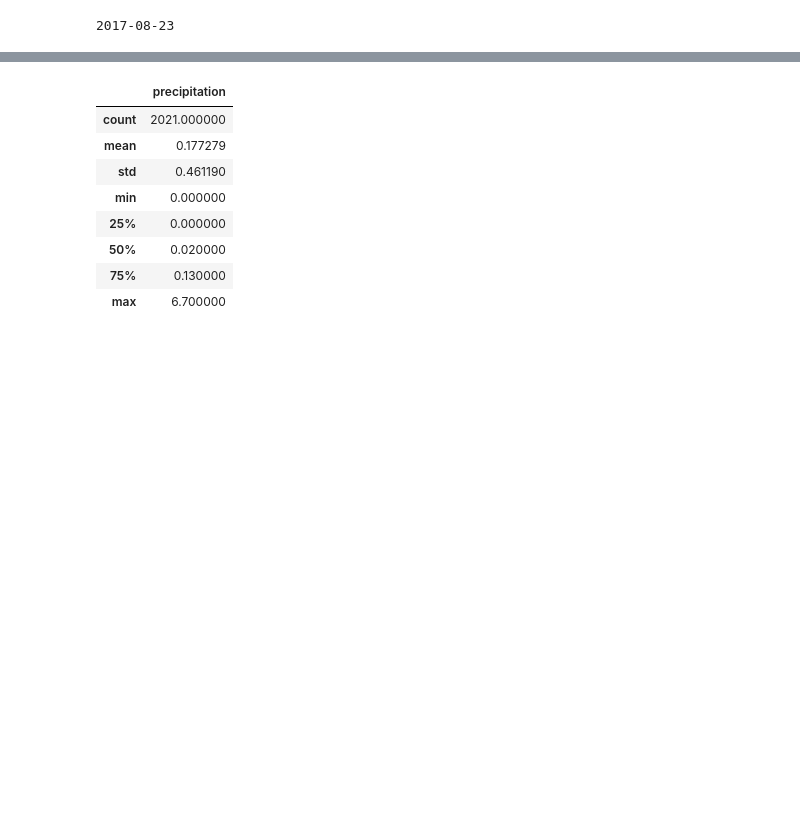
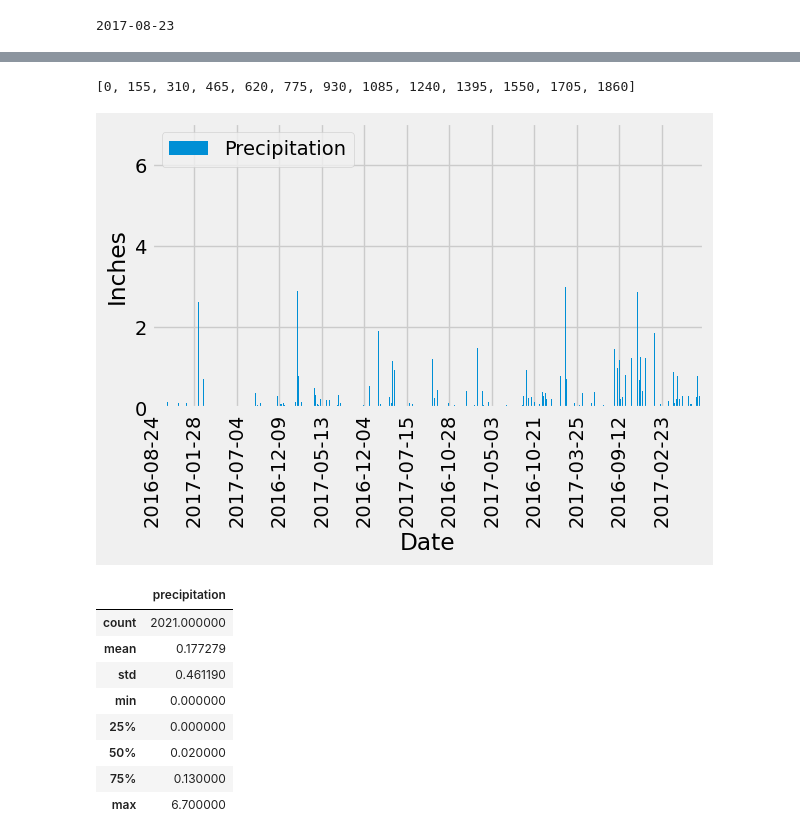
Before and after one commit to linderkm/sqlalchemy-challenge, a Jupyter notebook: SurfsUp/climate_starter.ipynb, the cells around one changed output, grey strips where cells are left out. Cells and saved outputs as stored; diff of their text form; code cells hidden in the pictures; blank space fills up the shorter version.

Commit message:
adding janky plot

```diff
--- a/SurfsUp/climate_starter.ipynb
+++ b/SurfsUp/climate_starter.ipynb
@@ -87,10 +87,11 @@ latestDateMinusOneYear = latestDateObj - timedelta(days=365)
 data = session.query(measurements.date,measurements.prcp).filter(measurements.date >= latestDateMinusOneYear).all()
 
 # Save the query results as a Pandas DataFrame. Explicitly set the column names
-prcp_df = pd.DataFrame(data, columns=['Date','Precipitation'])
-prcp_df.set_index('Date',inplace=True)
+prcp_df = pd.DataFrame(data, columns=['Date','Precipitation']).dropna()
 
 # Sort the dataframe by date
+prcp_df.sort_values(by = 'Date')
 
+#all_dates = prcp_df['Date'].to_list()
 
-# Use Pandas Plotting with Matplotlib to plot the data
+prcp_df.set_index('Date',inplace=True)
@@ -106,0 +98,2 @@ prcp_df.head()
+# %%
+all_dates = (prcp_df.index).to_list()
@@ -107,3 +120,21 @@ prcp_df.head()
+# %%
+x_tickVal = [d for n, d in enumerate(all_dates) if n%155==0]
+x_locVal = [n for n, d in enumerate(all_dates) if n%155==0]
+# %%
+print(x_locVal)
+# %% [output]
+[0, 155, 310, 465, 620, 775, 930, 1085, 1240, 1395, 1550, 1705, 1860]
+# %%
+# Use Pandas Plotting with Matplotlib to plot the data
+#plt.plot(prcp_df)
+prcp_df.plot.bar()
+plt.xlabel('Date')
+plt.ylabel('Inches')
+plt.xticks(x_locVal,x_tickVal, rotation=90)
+plt.tight_layout()
+plt.show()
+# %% [output]
+[figure, added]
 # %%
 # Use Pandas to calculate the summary statistics for the precipitation data
 # %% [output]
```
Also changed, not shown: parts of 2 cells of this notebook.
